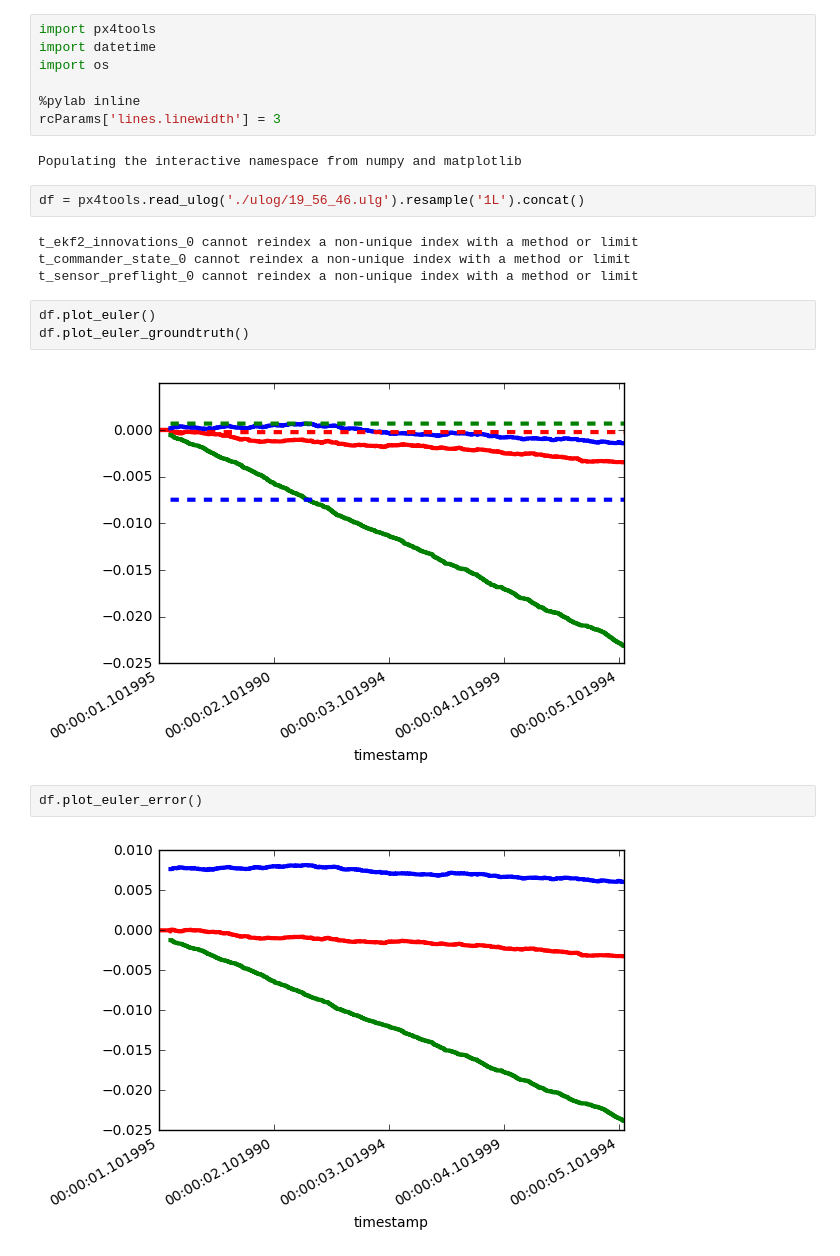
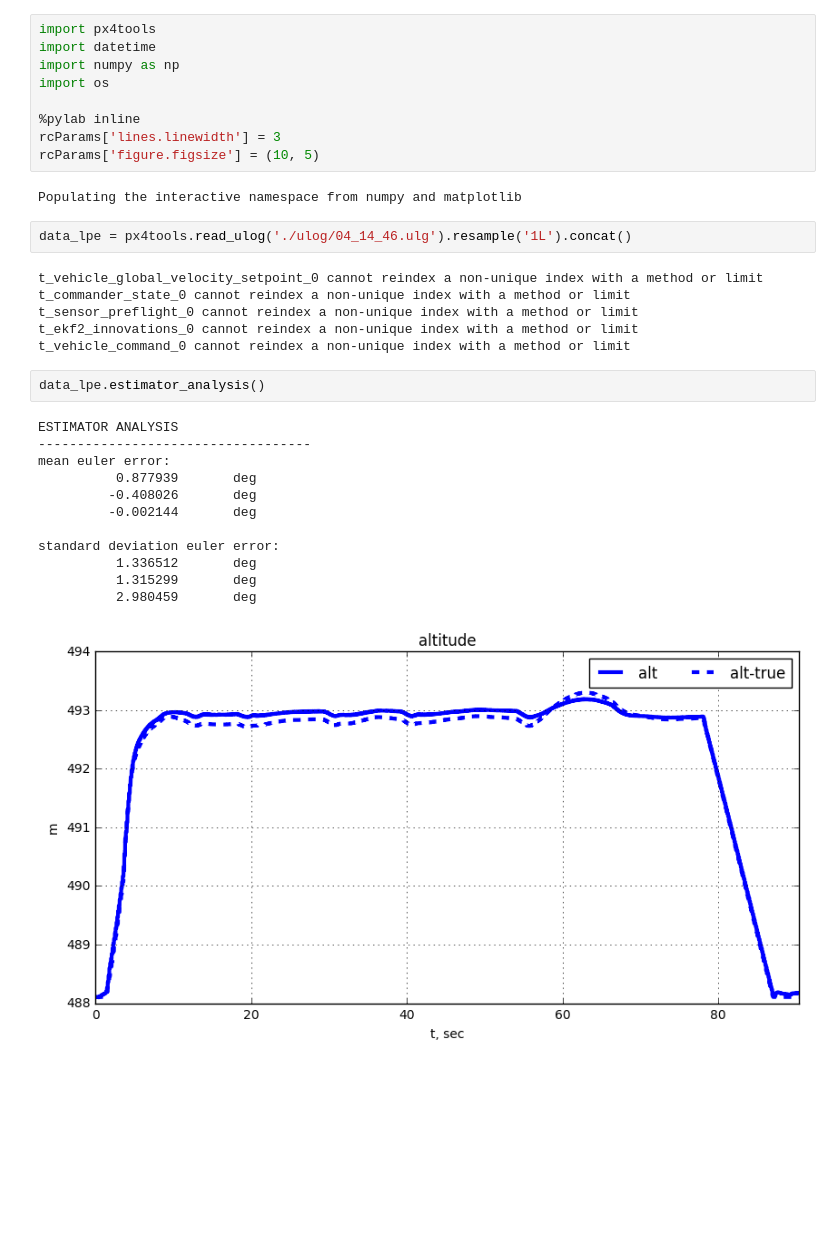
Before and after one commit to dronecrew/px4tools, a Jupyter notebook: examples/ulog analysis.ipynb, the cells around one changed output. Saved outputs shown, nothing was run; the diff lists cells and outputs as text; blank space fills up the shorter version.

Commit message:
More improvements to ulog.

```diff
--- a/examples/ulog analysis.ipynb
+++ b/examples/ulog analysis.ipynb
@@ -1,24 +1,34 @@
 # %%
 import px4tools
 import datetime
+import numpy as np
 import os
 
 %pylab inline
 rcParams['lines.linewidth'] = 3
+rcParams['figure.figsize'] = (10, 5)
 # %% [output]
 Populating the interactive namespace from numpy and matplotlib
 # %%
-df = px4tools.read_ulog('./ulog/19_56_46.ulg').resample('1L').concat()
+data_lpe = px4tools.read_ulog('./ulog/04_14_46.ulg').resample('1L').concat()
 # %% [output]
-t_ekf2_innovations_0 cannot reindex a non-unique index with a method or limit
+t_vehicle_global_velocity_setpoint_0 cannot reindex a non-unique index with a method or limit
 t_commander_state_0 cannot reindex a non-unique index with a method or limit
 t_sensor_preflight_0 cannot reindex a non-unique index with a method or limit
+t_ekf2_innovations_0 cannot reindex a non-unique index with a method or limit
+t_vehicle_command_0 cannot reindex a non-unique index with a method or limit
-# %%
-df.plot_euler()
-df.plot_euler_groundtruth()
-# %% [output]
-[figure, removed]
-# %%
-df.plot_euler_error()
-# %% [output]
-[figure, removed]
+# %%
+data_lpe.estimator_analysis()
+# %% [output]
+ESTIMATOR ANALYSIS
+-----------------------------------
+mean euler error:
+          0.877939       deg
+         -0.408026       deg
+         -0.002144       deg
+
+standard deviation euler error:
+          1.336512       deg
+          1.315299       deg
+          2.980459       deg
+[figure, added]
```
Also changed, not shown: parts of 3 cells of this notebook, 4 other files.
